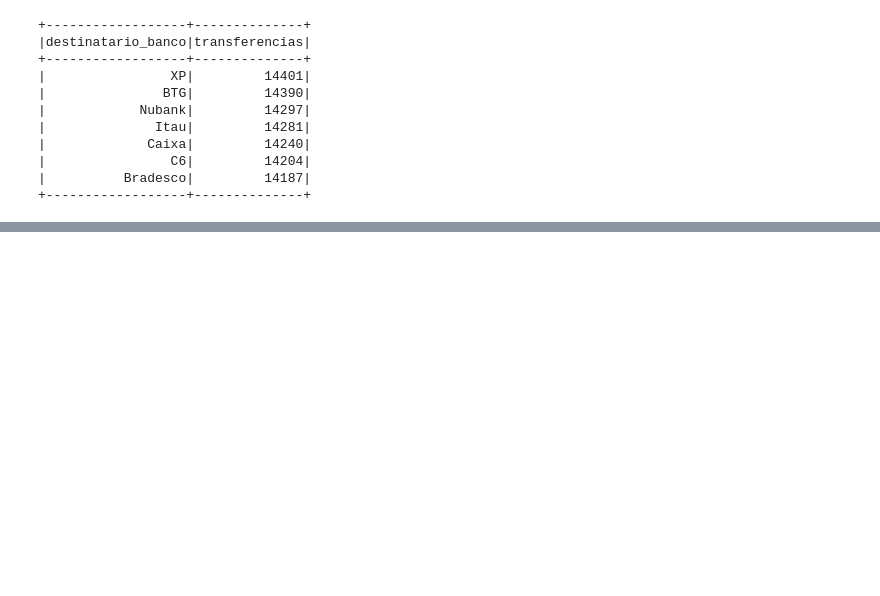
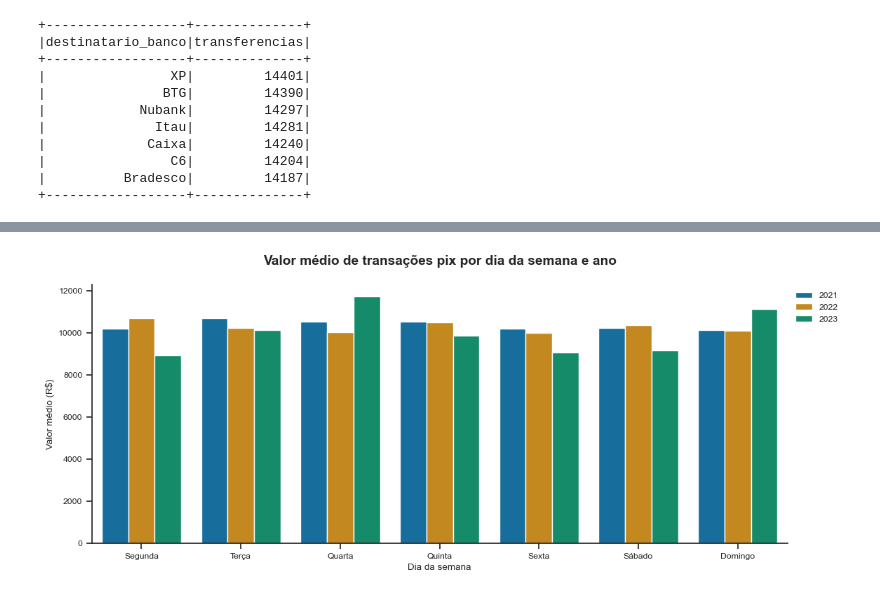
Before and after one commit to guipradow/pyspark_case_pix, a Jupyter notebook: notebook/case_pix.ipynb, the cells around one changed output, grey strips where cells are left out. Saved outputs shown, nothing was run; the diff lists cells and outputs as text; code cells hidden in the pictures; blank space fills up the shorter version.

```diff
--- a/notebook/case_pix.ipynb
+++ b/notebook/case_pix.ipynb
@@ -172,0 +287,41 @@ spark.sql(
+# %%
+# Média de valor das transferências por período (dia da semana) por ano
+data = spark.sql(
+        '''
+        SELECT
+            CASE DATE_FORMAT(transaction_date, 'EEEE')
+                WHEN 'Monday' THEN 'Segunda'
+                WHEN 'Tuesday' THEN 'Terça'
+                WHEN 'Wednesday' Then 'Quarta'
+                WHEN 'Thursday' THEN 'Quinta'
+                WHEN 'Friday' THEN 'Sexta'
+                WHEN 'Saturday' THEN 'Sábado'
+                WHEN 'Sunday' THEN 'Domingo'
+            END AS dia_semana,
+            YEAR(transaction_date) AS ano,
+            AVG(valor) AS valor_medio
+        FROM
+            transacoes_pix
+        GROUP BY ano, dia_semana
+        ORDER BY
+            ano,
+            CASE WHEN dia_semana = 'Segunda' THEN 1
+                WHEN dia_semana = 'Terça' THEN 2
+                WHEN dia_semana = 'Quarta' THEN 3
+                WHEN dia_semana = 'Quinta' THEN 4
+                WHEN dia_semana = 'Sexta' THEN 5
+                WHEN dia_semana = 'Sábado' THEN 6
+                ELSE 7
+            END;
+        '''
+).toPandas()
+
+plt.figure(figsize=(6.4*2, 4.8))
+sns.barplot(data=data, x='dia_semana', y='valor_medio', hue='ano', palette='colorblind')
+plt.legend(bbox_to_anchor=(1, 1))
+plt.title('Valor médio de transações pix por dia da semana e ano')
+plt.ylabel('Valor médio (R$)')
+plt.xlabel('Dia da semana')
+sns.despine();
+# %% [output]
+[figure, added]
```
Also changed, not shown: parts of 12 cells of this notebook, 2 other files.
